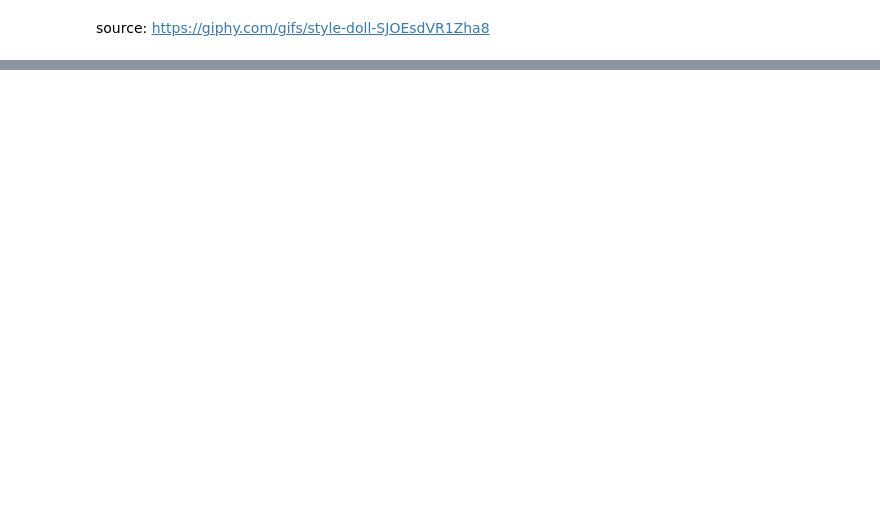
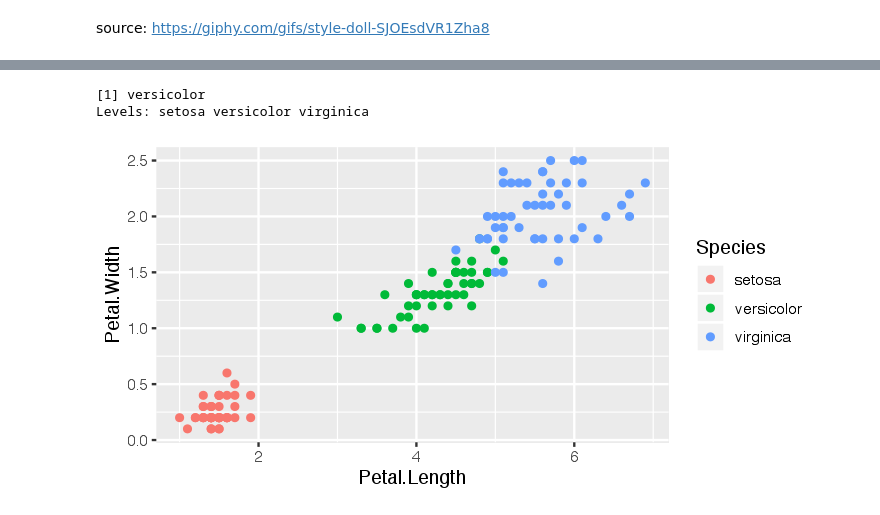
Before and after one commit to UBC-DSCI/dsci-100, a Jupyter notebook: slides/06_classfication_intro.ipynb, the cells around one changed output, grey strips where cells are left out. Drawn from its saved outputs; the diff is of its cells as text; code cells hidden in the pictures; blank space fills up the shorter version.

```diff
--- a/slides/06_classfication_intro.ipynb
+++ b/slides/06_classfication_intro.ipynb
@@ -167,0 +193,16 @@ source: https://giphy.com/gifs/style-doll-SJOEsdVR1Zha8
+# %%
+Y_train <- select(iris, Species) %>% unlist()
+X_train <- select(iris, Petal.Length, Petal.Width) %>% data.frame()
+k = data.frame(k = 3)
+model_knn <- train(x = X_train, y = Y_train, method='knn', tuneGrid = k)
+new_obs <- data.frame(Petal.Length = 5, Petal.Width =  0.5)
+predict(object=model_knn, new_obs)
+# %% [output]
+[1] versicolor
+Levels: setosa versicolor virginica
+# %%
+options(repr.plot.width = 6, repr.plot.height = 3)
+ggplot(iris, aes(x = Petal.Length, y = Petal.Width, color = Species)) +
+    geom_point()
+# %% [output]
+[figure, added]
```
Also changed, not shown: parts of 3 cells of this notebook, 3 other files.
